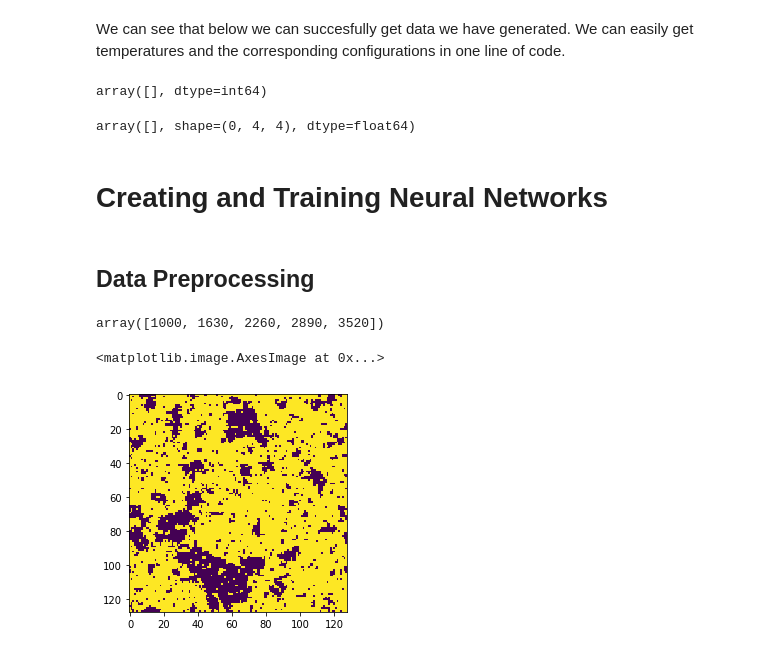
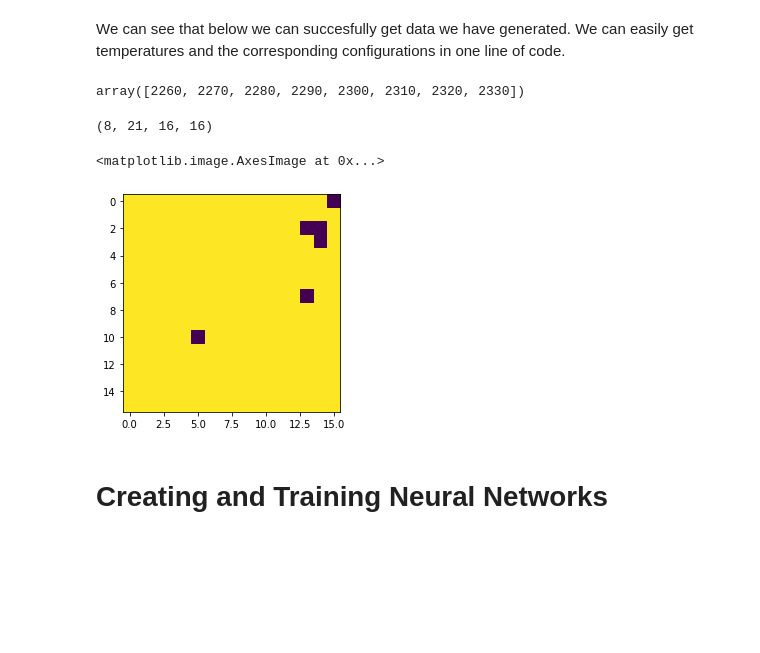
Before and after one commit to DisQS/MachineLearning-IsingModel2D, a Jupyter notebook: MachineLearning-IsingModel2D_Monte_Carlo_Simulation.ipynb, the cells around one changed output. Cells and saved outputs as stored; diff of their text form; code cells hidden in the pictures; blank space fills up the shorter version.

```diff
--- a/MachineLearning-IsingModel2D_Monte_Carlo_Simulation.ipynb
+++ b/MachineLearning-IsingModel2D_Monte_Carlo_Simulation.ipynb
@@ -415,11 +423,13 @@ def read_data(lattice_size, J,h,T_init,T_final,seed,num_samples):
 def get_configurations(lattice_size, J,h,T_init,T_final,seed,num_samples):
     # First we get the data
     get_data = read_data(lattice_size, J,h,T_init,T_final,seed,num_samples)
+    if get_data == []:
+        print("There is no such data.")
+        return None,None
     # Let us extract the keys i.e. temperatures (scaled up temperatures)
     keys = np.array(list(get_data.keys())).astype(int)
-
     # Initialize configurations array
-    configurations = np.zeros((keys.size, lattice_size, lattice_size))
+    configurations = np.zeros((keys.size, get_data[f"%d"%keys[0]]['lattice_configuration'].shape[0] ,lattice_size, lattice_size))
 
     # We iterate to get all the configurations in one array
     for i in np.arange(keys.size):
@@ -510,22 +520,25 @@ Simulation  13 / 13 :  T =  1.522  Already exists!
 # %% [markdown]
 <p>We can see that below we can succesfully get data we have generated. We can easily get temperatures and the corresponding configurations in one line of code.</p>
 # %%
-temperatures, configurations = get_configurations(lattice_size = 4 ,
+temperatures, configurations = get_configurations(lattice_size = 16 ,
                                                   J = 1.0 ,
                                                   h = 0 ,
-                                                  T_init = 1.513 ,
-                                                  T_final = 1.520 ,
+                                                  T_init = 2.26 ,
+                                                  T_final = 2.33 ,
                                                   seed = 1001 ,
-                                                  num_samples = 5)
+                                                  num_samples = 15)
 # %%
 temperatures
 # %% [output]
-array([], dtype=int64)
+array([2260, 2270, 2280, 2290, 2300, 2310, 2320, 2330])
 # %%
-configurations
+configurations.shape
 # %% [output]
-array([], shape=(0, 4, 4), dtype=float64)
+(8, 21, 16, 16)
+# %%
+plt.imshow(configurations[2][3])
+# %% [output]
+<matplotlib.image.AxesImage at 0x...>
+[figure, added]
 # %% [markdown]
 <h1>Creating and Training Neural Networks</h1>
-# %% [markdown]
-<h2>Data Preprocessing</h2>
@@ -540,9 +544,0 @@ temperatures, configurations = get_configurations(lattice_size = 128 ,
-# %%
-temperatures
-# %% [output]
-array([1000, 1630, 2260, 2890, 3520])
-# %%
-plt.imshow(configurations[2])
-# %% [output]
-<matplotlib.image.AxesImage at 0x...>
-[figure, removed]
```
Also changed, not shown: parts of 11 cells of this notebook, 1 other file.
